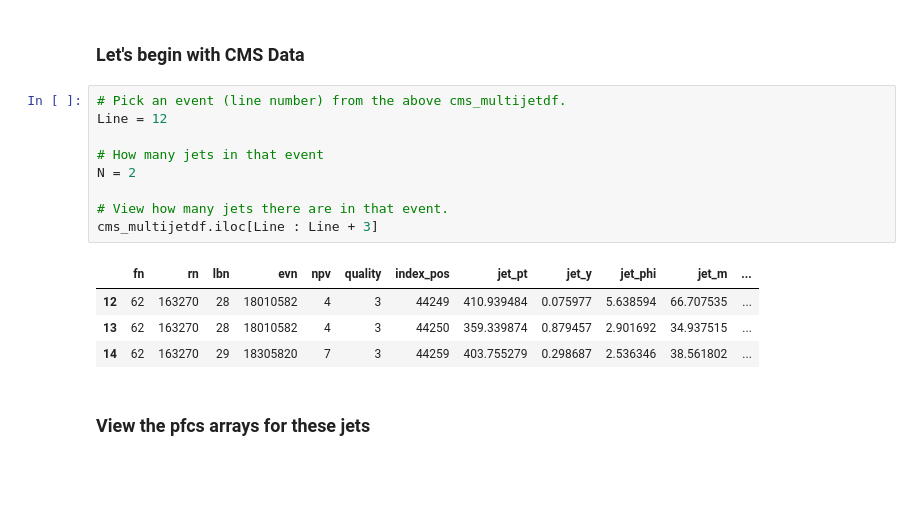
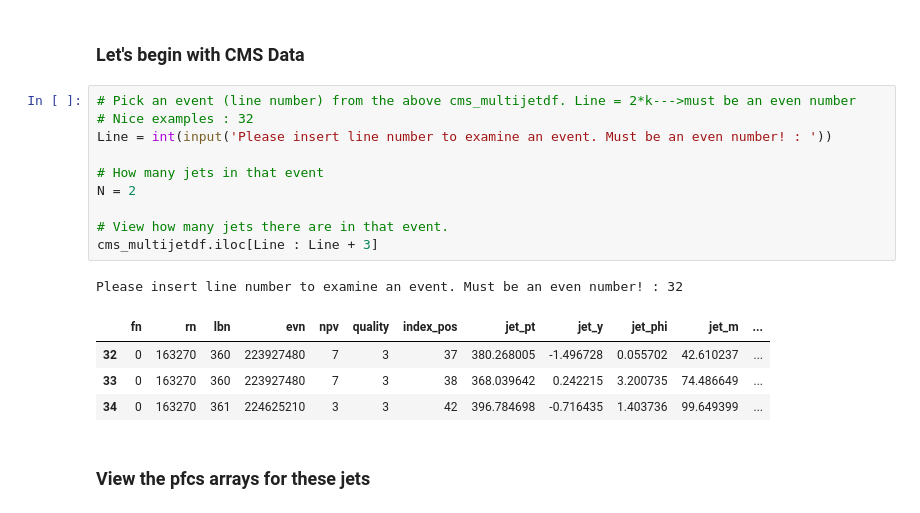
Before and after one commit to a-lolos/Thesis-Jet_analysis, a Jupyter notebook: MOD Jet Demo.ipynb, the cells around one changed output. Cells and saved outputs as stored; diff of their text form; blank space fills up the shorter version.

```diff
--- a/MOD Jet Demo.ipynb
+++ b/MOD Jet Demo.ipynb
@@ -147,19 +277,21 @@ cms_multijetdf.head(10)
 # %% [markdown]
 ### Let's begin with CMS Data
 # %%
-# Pick an event (line number) from the above cms_multijetdf.
-Line = 12
+# Pick an event (line number) from the above cms_multijetdf. Line = 2*k--->must be an even number
+# Nice examples : 32
+Line = int(input('Please insert line number to examine an event. Must be an even number! : '))
 
 # How many jets in that event
 N = 2
 
 # View how many jets there are in that event.
 cms_multijetdf.iloc[Line : Line + 3]
 # %% [output]
+Please insert line number to examine an event. Must be an even number! : 32
 |  | fn | rn | lbn | evn | npv | quality | index_pos | jet_pt | jet_y | jet_phi | jet_m | ... |
-| 12 | 62 | 163270 | 28 | 18010582 | 4 | 3 | 44249 | 410.939484 | 0.075977 | 5.638594 | 66.707535 | ... |
-| 13 | 62 | 163270 | 28 | 18010582 | 4 | 3 | 44250 | 359.339874 | 0.879457 | 2.901692 | 34.937515 | ... |
-| 14 | 62 | 163270 | 29 | 18305820 | 7 | 3 | 44259 | 403.755279 | 0.298687 | 2.536346 | 38.561802 | ... |
+| 32 | 0 | 163270 | 360 | 223927480 | 7 | 3 | 37 | 380.268005 | -1.496728 | 0.055702 | 42.610237 | ... |
+| 33 | 0 | 163270 | 360 | 223927480 | 7 | 3 | 38 | 368.039642 | 0.242215 | 3.200735 | 74.486649 | ... |
+| 34 | 0 | 163270 | 361 | 224625210 | 3 | 3 | 42 | 396.784698 | -0.716435 | 1.403736 | 99.649399 | ... |
 # %% [markdown]
 ### View the pfcs arrays for these jets
 # %% [markdown]
```
Also changed, not shown: parts of 43 cells of this notebook.
